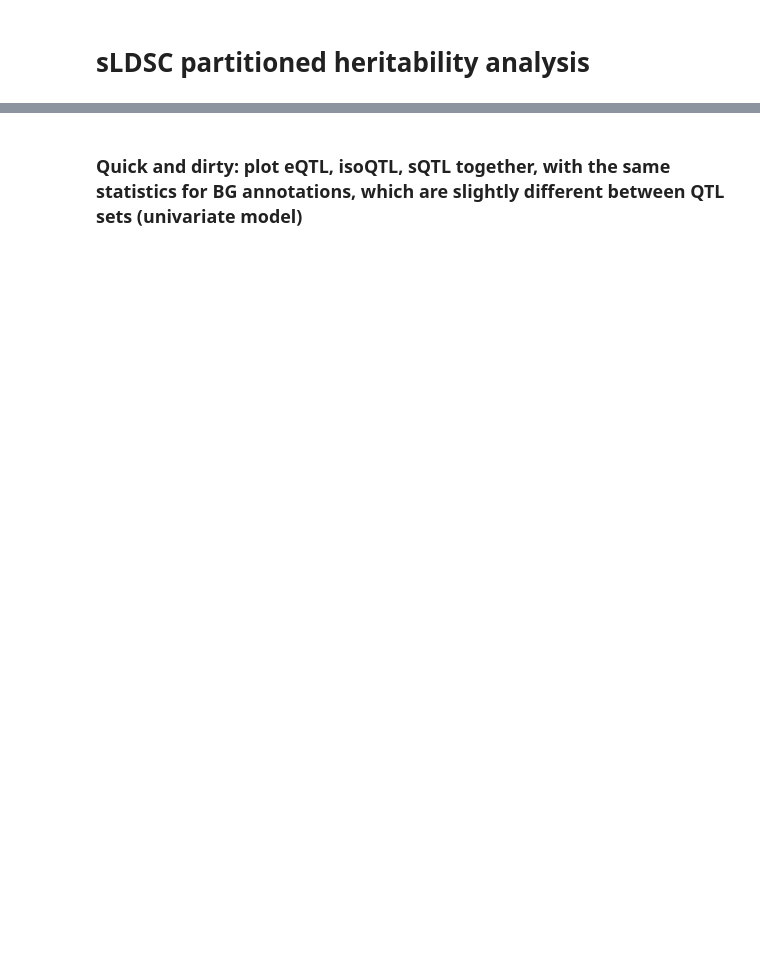
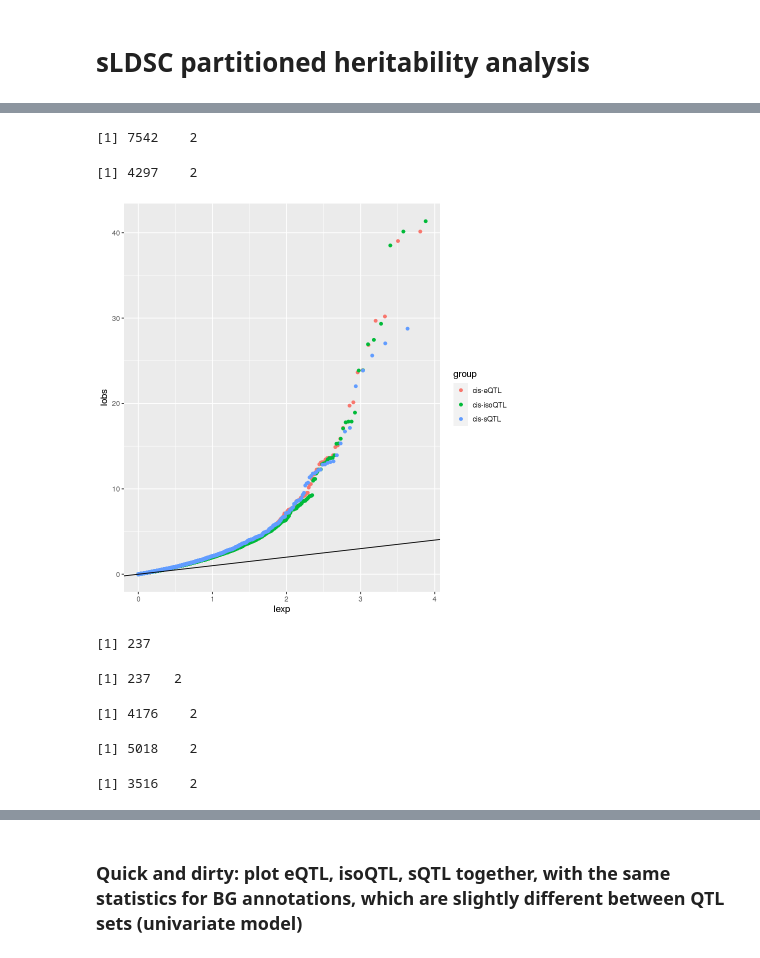
Before and after one commit to gandallab/devBrain_xQTL, a Jupyter notebook: code/05-QTL-GWAS/sLDSC/ldsc_analysis.ipynb, the cells around one changed output, grey strips where cells are left out. Drawn from its saved outputs; the diff is of its cells as text; code cells hidden in the pictures; blank space fills up the shorter version.

```diff
--- a/code/05-QTL-GWAS/sLDSC/ldsc_analysis.ipynb
+++ b/code/05-QTL-GWAS/sLDSC/ldsc_analysis.ipynb
@@ -19,0 +103,32 @@ setwd("~/project-gandalm/isoform_twas/sLDSC/")
+# %%
+isoqtl_set <- isoqtl_set %>% inner_join(gwa, by = c("V1"="SNP"))
+dim(isoqtl_set)
+sqtl_set <- sqtl_set %>% inner_join(gwa, by = c("V1"="SNP"))
+dim(sqtl_set)
+# %% [output]
+[1] 7542    2
+[1] 4297    2
+# %%
+eqtl_qq <- data.frame("lobs" = -(log10(sort(eqtl_set$P))),
+                      "lexp" = -(log10( c(1:nrow(eqtl_set)) / (nrow(eqtl_set)+1) )),
+                      "group" = "cis-eQTL")
+# %%
+isoqtl_qq <- data.frame("lobs" = -(log10(sort(isoqtl_set$P))),
+                      "lexp" = -(log10( c(1:nrow(isoqtl_set)) / (nrow(isoqtl_set)+1) )),
+                      "group" = "cis-isoQTL")
+sqtl_qq <- data.frame("lobs" = -(log10(sort(sqtl_set$P))),
+                      "lexp" = -(log10( c(1:nrow(sqtl_set)) / (nrow(sqtl_set)+1) )),
+                      "group" = "cis-sQTL")
+# %%
+qq_df <- rbind(eqtl_qq, isoqtl_qq, sqtl_qq)
+# %%
+p <- ggplot(qq_df, aes(color = group, x = lexp, y = lobs)) +
+    geom_point() +
+    geom_abline(slope = 1, intercept = 0)
+p
+# %% [output]
+[figure, added]
+# %%
+length(Reduce(intersect,list(eqtl_set$V1, isoqtl_set$V1, sqtl_set$V1)))
+# %% [output]
+[1] 237
@@ -19,0 +137,4 @@ setwd("~/project-gandalm/isoform_twas/sLDSC/")
+# %%
+dim(shared_set)
+# %% [output]
+[1] 237   2
@@ -19,0 +145,13 @@ setwd("~/project-gandalm/isoform_twas/sLDSC/")
+# %%
+eqtl_only_set <- eqtl_set %>% filter(!V1 %in% isoqtl_set$V1, !V1 %in% sqtl_set$V1)
+dim(eqtl_only_set)
+# %% [output]
+[1] 4176    2
+# %%
+isoqtl_only_set <- isoqtl_set %>% filter(!V1 %in% eqtl_set$V1, !V1 %in% sqtl_set$V1)
+dim(isoqtl_only_set)
+sqtl_only_set <- sqtl_set %>% filter(!V1 %in% eqtl_set$V1, !V1 %in% isoqtl_set$V1)
+dim(sqtl_only_set)
+# %% [output]
+[1] 5018    2
+[1] 3516    2
```
Also changed, not shown: parts of 20 cells of this notebook, 22 other files.
